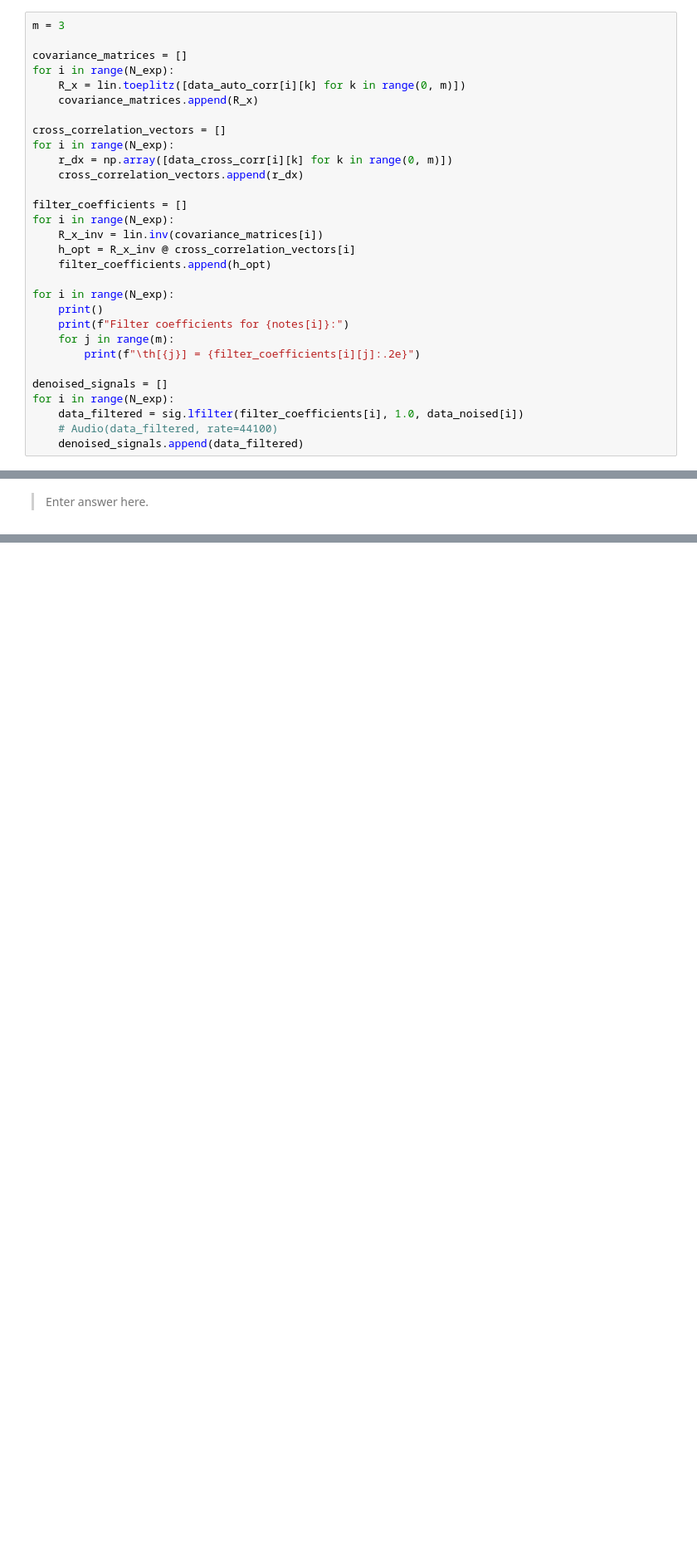
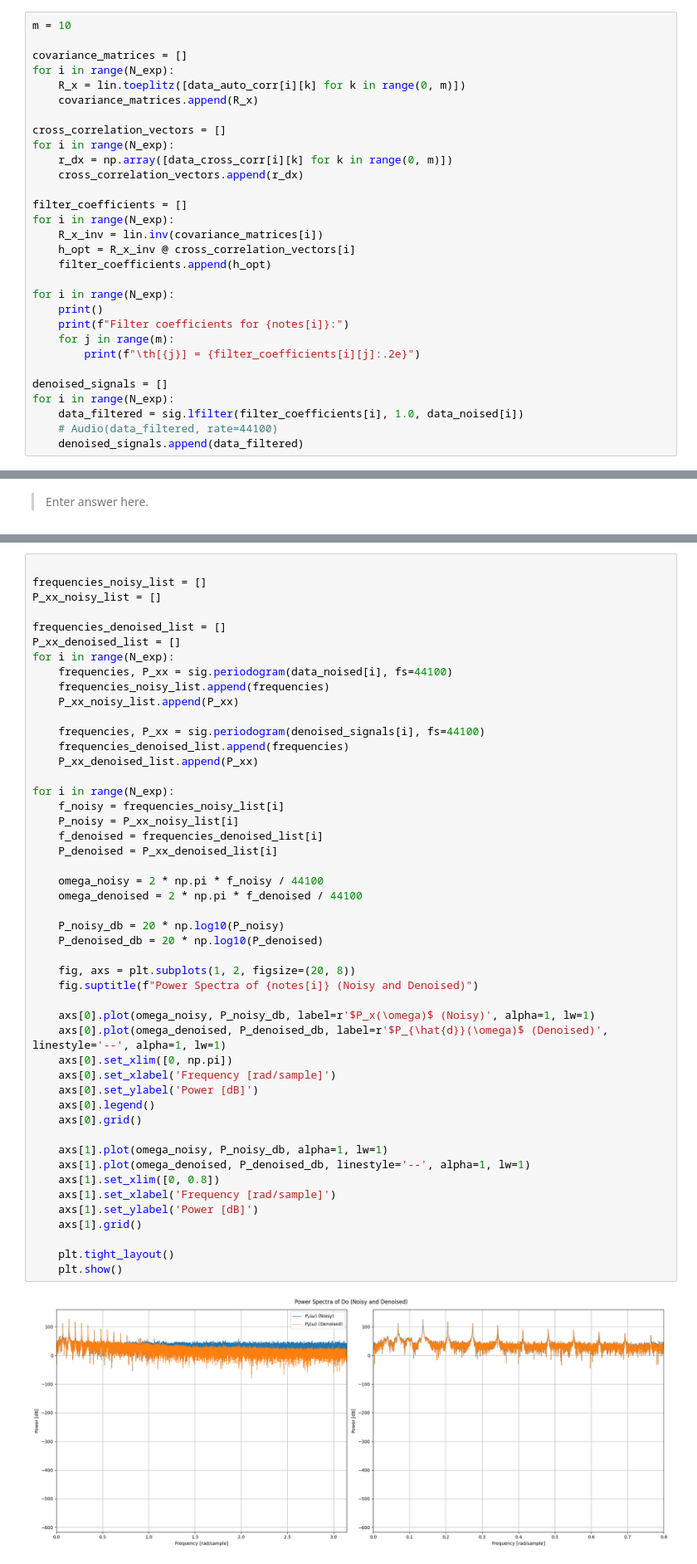
Before and after one commit to larsvantol/Statistical-Signal-Processing, a Jupyter notebook: SC42150_SSP_2025_Assignment.ipynb, the cells around one changed output, grey strips where cells are left out. Shown at 83% size. Drawn from its saved outputs; the diff is of its cells as text; blank space fills up the shorter version.

```diff
--- a/SC42150_SSP_2025_Assignment.ipynb
+++ b/SC42150_SSP_2025_Assignment.ipynb
@@ -553,7 +553,7 @@ Now that you have computed the optimal FIR Wiener filter coefficients, apply the
 **Note:**
 Use visual and auditory cues to evaluate the performance of your filter. Make sure to repeat this process for all available test signals in `data_noised`.
 # %%
-m = 3
+m = 10
 
 covariance_matrices = []
 for i in range(N_exp):
@@ -651,3 +654,53 @@ To gain insight into how the Wiener filter alters the signal, analyze the power
 **Note:**
 - You may use `scipy.signal.periodogram()` or compute the FFT manually.
 - Use `np.fft.fftfreq()` to correctly assign frequency bins when plotting.
+# %%
+
+frequencies_noisy_list = []
+P_xx_noisy_list = []
+
+frequencies_denoised_list = []
+P_xx_denoised_list = []
+for i in range(N_exp):
+    frequencies, P_xx = sig.periodogram(data_noised[i], fs=44100)
+    frequencies_noisy_list.append(frequencies)
+    P_xx_noisy_list.append(P_xx)
+
+    frequencies, P_xx = sig.periodogram(denoised_signals[i], fs=44100)
+    frequencies_denoised_list.append(frequencies)
+    P_xx_denoised_list.append(P_xx)
+
+for i in range(N_exp):
+    f_noisy = frequencies_noisy_list[i]
+    P_noisy = P_xx_noisy_list[i]
+    f_denoised = frequencies_denoised_list[i]
+    P_denoised = P_xx_denoised_list[i]
+
+    omega_noisy = 2 * np.pi * f_noisy / 44100
+    omega_denoised = 2 * np.pi * f_denoised / 44100
+
+    P_noisy_db = 20 * np.log10(P_noisy)
+    P_denoised_db = 20 * np.log10(P_denoised)
+
+    fig, axs = plt.subplots(1, 2, figsize=(20, 8))
+    fig.suptitle(f"Power Spectra of {notes[i]} (Noisy and Denoised)")
+
+    axs[0].plot(omega_noisy, P_noisy_db, label=r'$P_x(\omega)$ (Noisy)', alpha=1, lw=1)
+    axs[0].plot(omega_denoised, P_denoised_db, label=r'$P_{\hat{d}}(\omega)$ (Denoised)', linestyle='--', alpha=1, lw=1)
+    axs[0].set_xlim([0, np.pi])
+    axs[0].set_xlabel('Frequency [rad/sample]')
+    axs[0].set_ylabel('Power [dB]')
+    axs[0].legend()
+    axs[0].grid()
+
+    axs[1].plot(omega_noisy, P_noisy_db, alpha=1, lw=1)
+    axs[1].plot(omega_denoised, P_denoised_db, linestyle='--', alpha=1, lw=1)
+    axs[1].set_xlim([0, 0.8])
+    axs[1].set_xlabel('Frequency [rad/sample]')
+    axs[1].set_ylabel('Power [dB]')
+    axs[1].grid()
+
+    plt.tight_layout()
+    plt.show()
+# %% [output]
+[figure, added]
```
Also changed, not shown: parts of 5 cells of this notebook.
